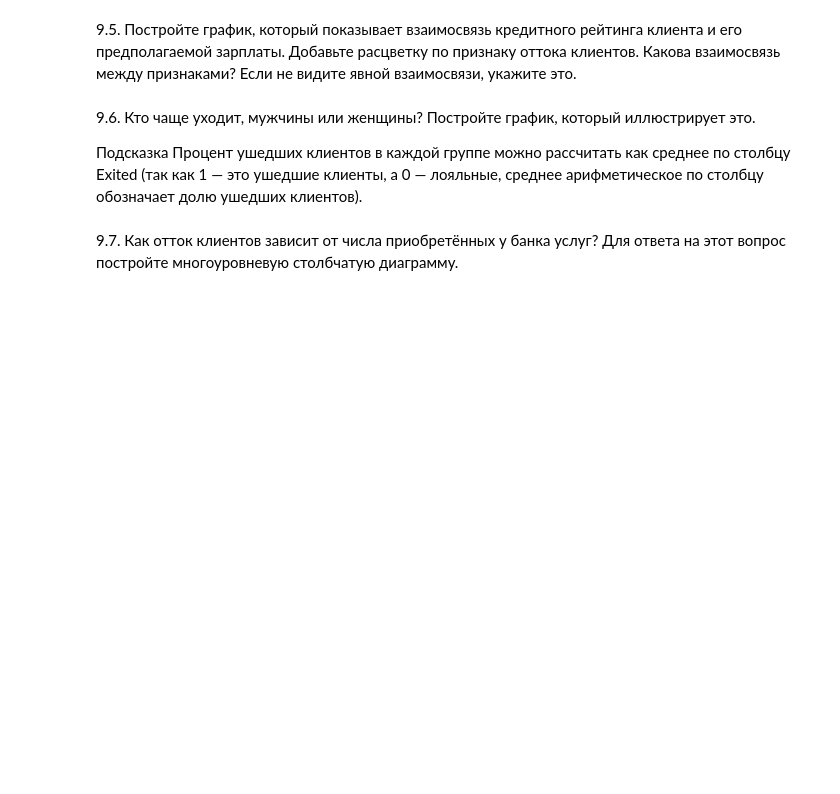
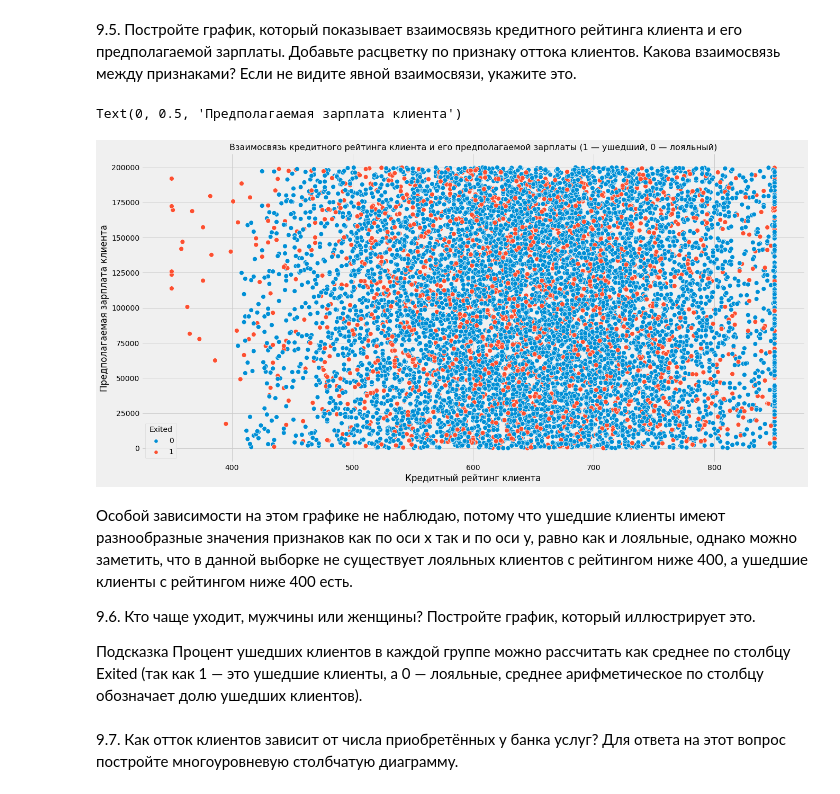
Before and after one commit to malinamedusa/sandbox__sf, a Jupyter notebook: py13/HomeWork.ipynb, the cells around one changed output. Cells and saved outputs as stored; diff of their text form; code cells hidden in the pictures; blank space fills up the shorter version.

```diff
--- a/py13/HomeWork.ipynb
+++ b/py13/HomeWork.ipynb
@@ -139,5 +154,27 @@ Text(0, 0.5, 'Статус')
 9.5. Постройте график, который показывает взаимосвязь кредитного рейтинга клиента и его предполагаемой зарплаты. Добавьте расцветку по признаку оттока клиентов. Какова взаимосвязь между признаками? Если не видите явной взаимосвязи, укажите это.
+# %%
+fig= plt.figure(figsize=(20, 10))
+
+scatterplot = sns.scatterplot(
+    data=churn_data,
+    x='CreditScore',
+    y='EstimatedSalary',
+    hue='Exited',
+    s=80
+)
+
+scatterplot.set_title('Взаимосвязь кредитного рейтинга клиента и его предполагаемой зарплаты '
+                      '(1 — ушедший, 0 — лояльный)', fontsize=16)
+scatterplot.set_xlabel('Кредитный рейтинг клиента')
+scatterplot.set_ylabel('Предполагаемая зарплата клиента')
+# %% [output]
+Text(0, 0.5, 'Предполагаемая зарплата клиента')
+[figure, added]
 # %% [markdown]
+Особой зависимости на этом графике не наблюдаю, потому что ушедшие клиенты имеют разнообразные значения признаков как по оси x так и по оси y, равно как и лояльные, однако можно заметить, что в данной выборке не существует лояльных клиентов с рейтингом ниже 400, а ушедшие клиенты с рейтингом ниже 400 есть.
+
+
+
 9.6. Кто чаще уходит, мужчины или женщины? Постройте график, который иллюстрирует это.
 
 Подсказка
```
